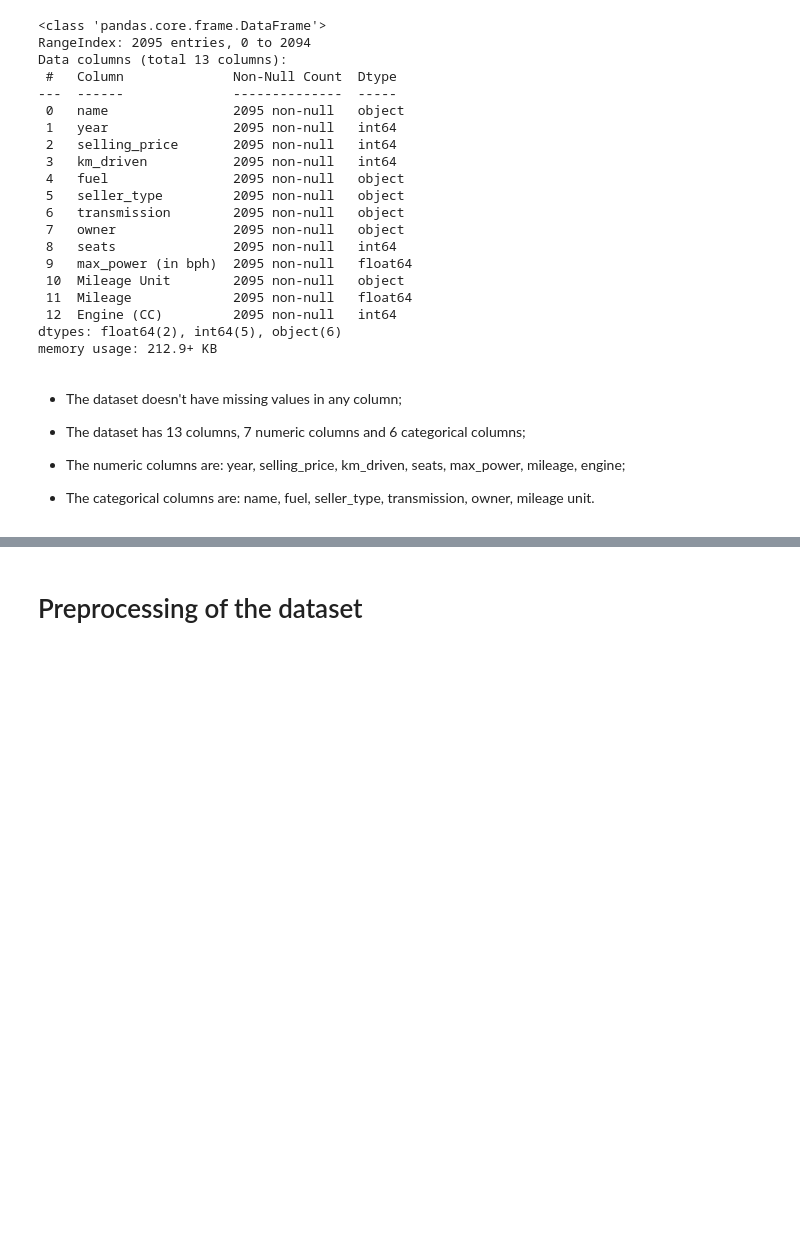
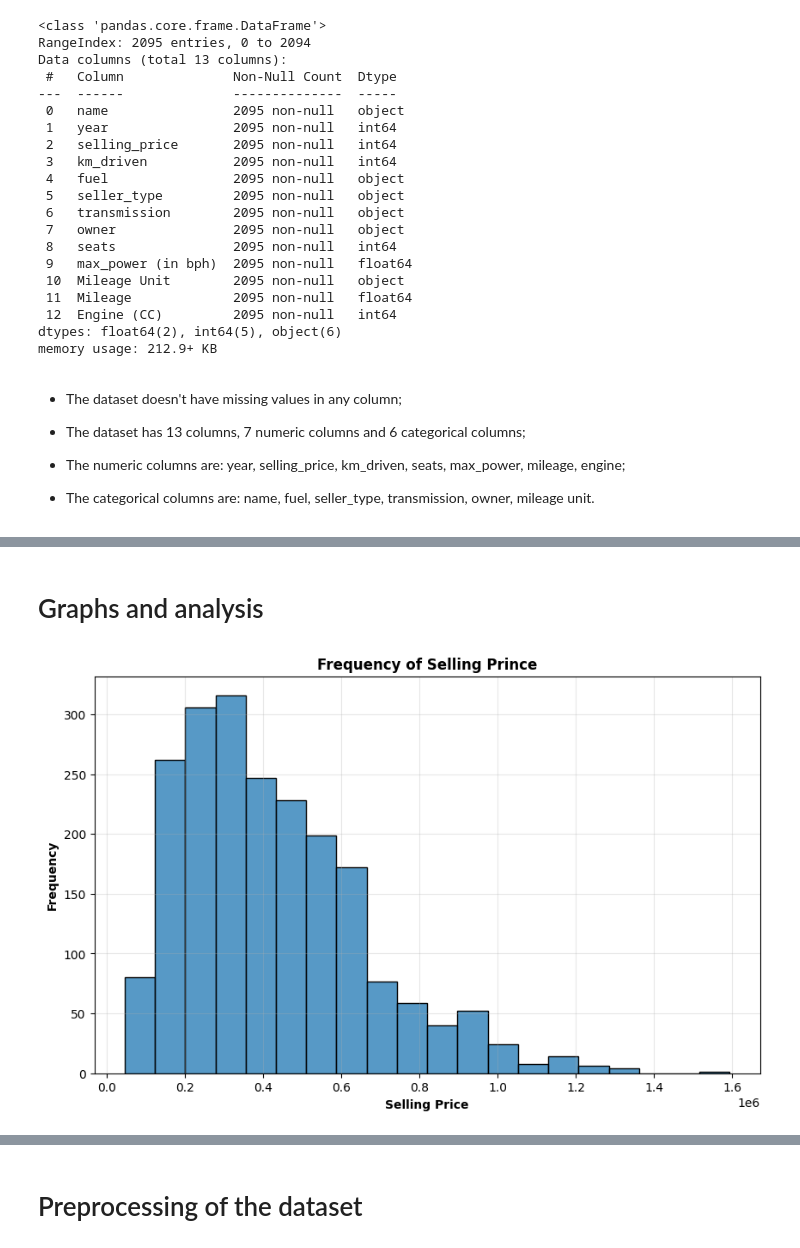
Before and after one commit to netofr19/ML_projects, a Jupyter notebook: car_price_prediction/car_price_pred.ipynb, the cells around one changed output, grey strips where cells are left out. Cells and saved outputs as stored; diff of their text form; code cells hidden in the pictures; blank space fills up the shorter version.

```diff
--- a/car_price_prediction/car_price_pred.ipynb
+++ b/car_price_prediction/car_price_pred.ipynb
@@ -62,0 +80,3 @@ memory usage: 212.9+ KB
+# %%
+date_today = dt.datetime.now().year
+data['years_of_use'] = date_today - data['year']
@@ -62,0 +87,2 @@ memory usage: 212.9+ KB
+# %%
+data['km_per_year'] = data['km_driven']/data['years_of_use']
@@ -62,0 +98,12 @@ memory usage: 212.9+ KB
+# %% [markdown]
+# Graphs and analysis
+# %%
+plt.figure(figsize=(10,6))
+sns.histplot(data=data, x='selling_price', bins=20)
+plt.xlabel('Selling Price', fontweight='bold')
+plt.ylabel('Frequency', fontweight='bold')
+plt.title('Frequency of Selling Prince', fontweight='bold')
+plt.grid(True, alpha=.3)
+plt.show()
+# %% [output]
+[figure, added]
```
Also changed, not shown: parts of 24 cells of this notebook.
